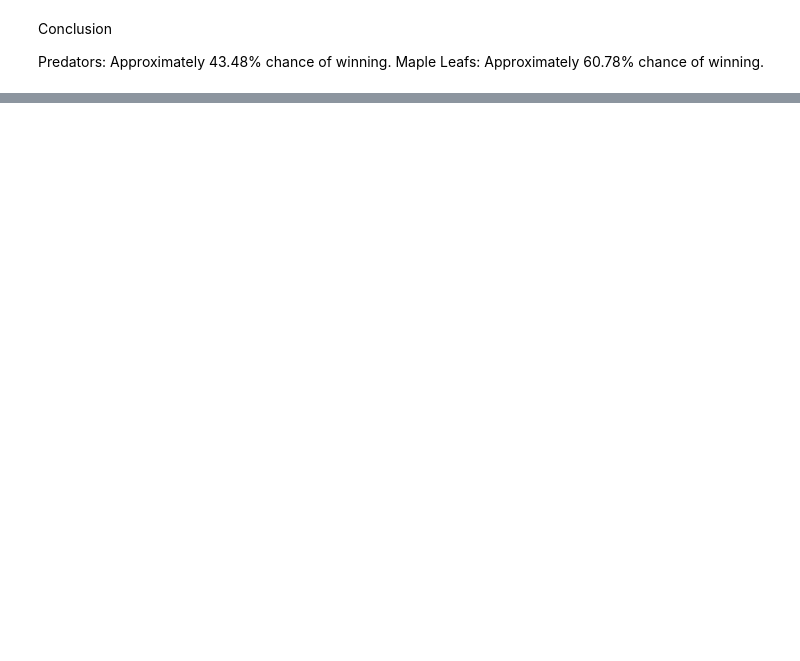
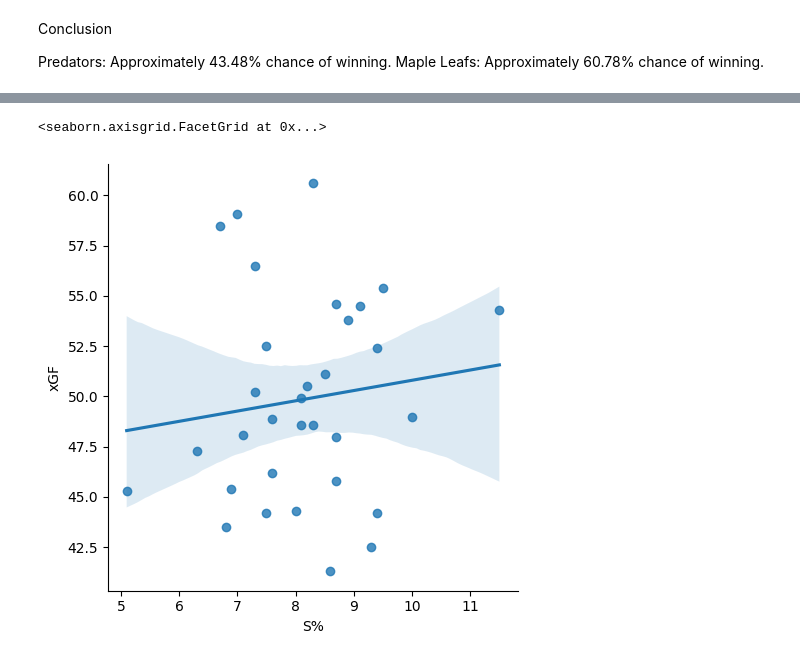
Before and after one commit to Bborub/baseball, a Jupyter notebook: NHL_workbook_ao_DEC24.ipynb, the cells around one changed output, grey strips where cells are left out. Saved outputs shown, nothing was run; the diff lists cells and outputs as text; code cells hidden in the pictures; blank space fills up the shorter version.

```diff
--- a/NHL_workbook_ao_DEC24.ipynb
+++ b/NHL_workbook_ao_DEC24.ipynb
@@ -1648,0 +2068,5 @@ Maple Leafs: Approximately 60.78% chance of winning.
+# %%
+sns.lmplot(x='S%',y='xGF',data=df4)
+# %% [output]
+<seaborn.axisgrid.FacetGrid at 0x...>
+[figure, added]
```
Also changed, not shown: parts of 40 cells of this notebook.
